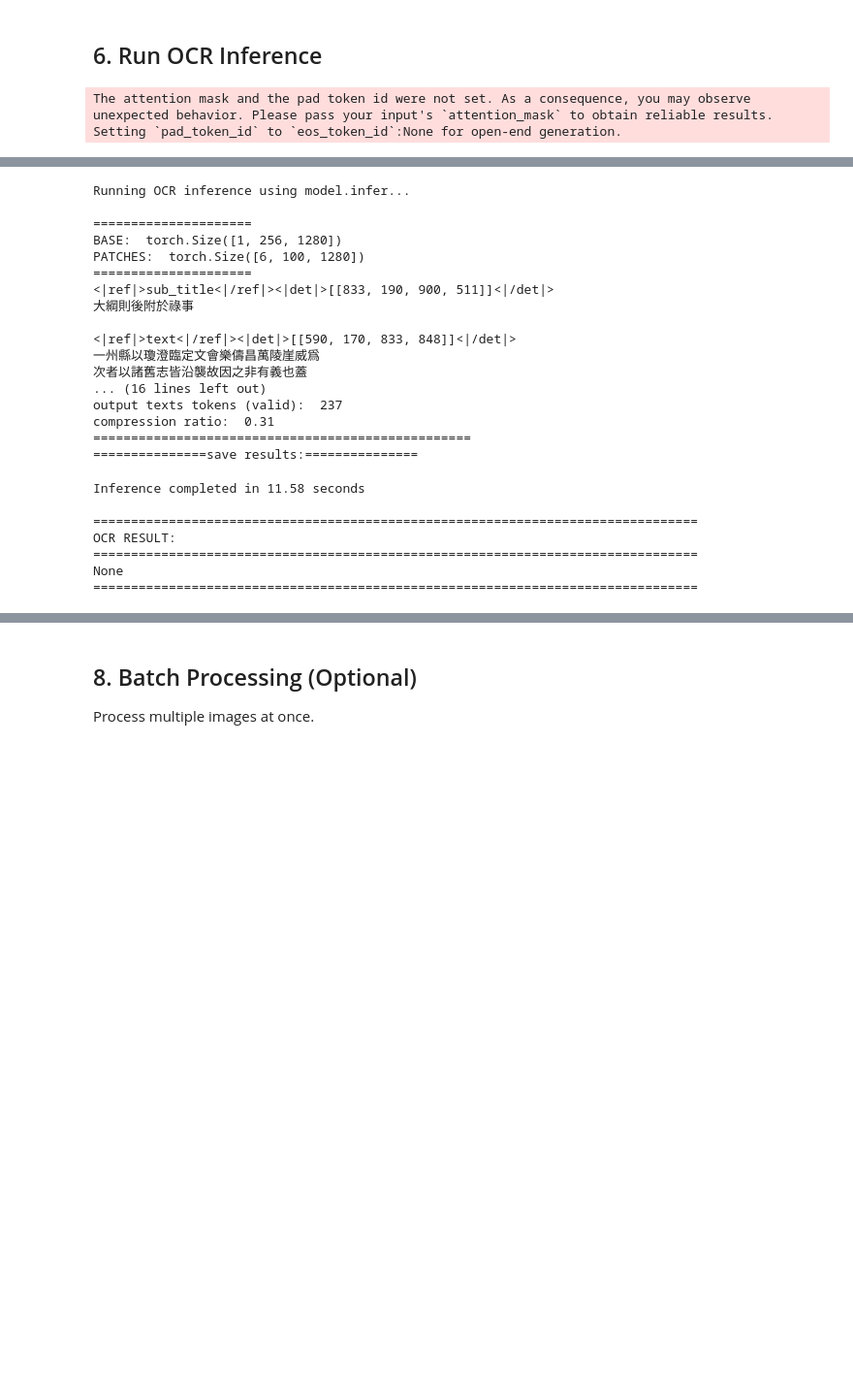
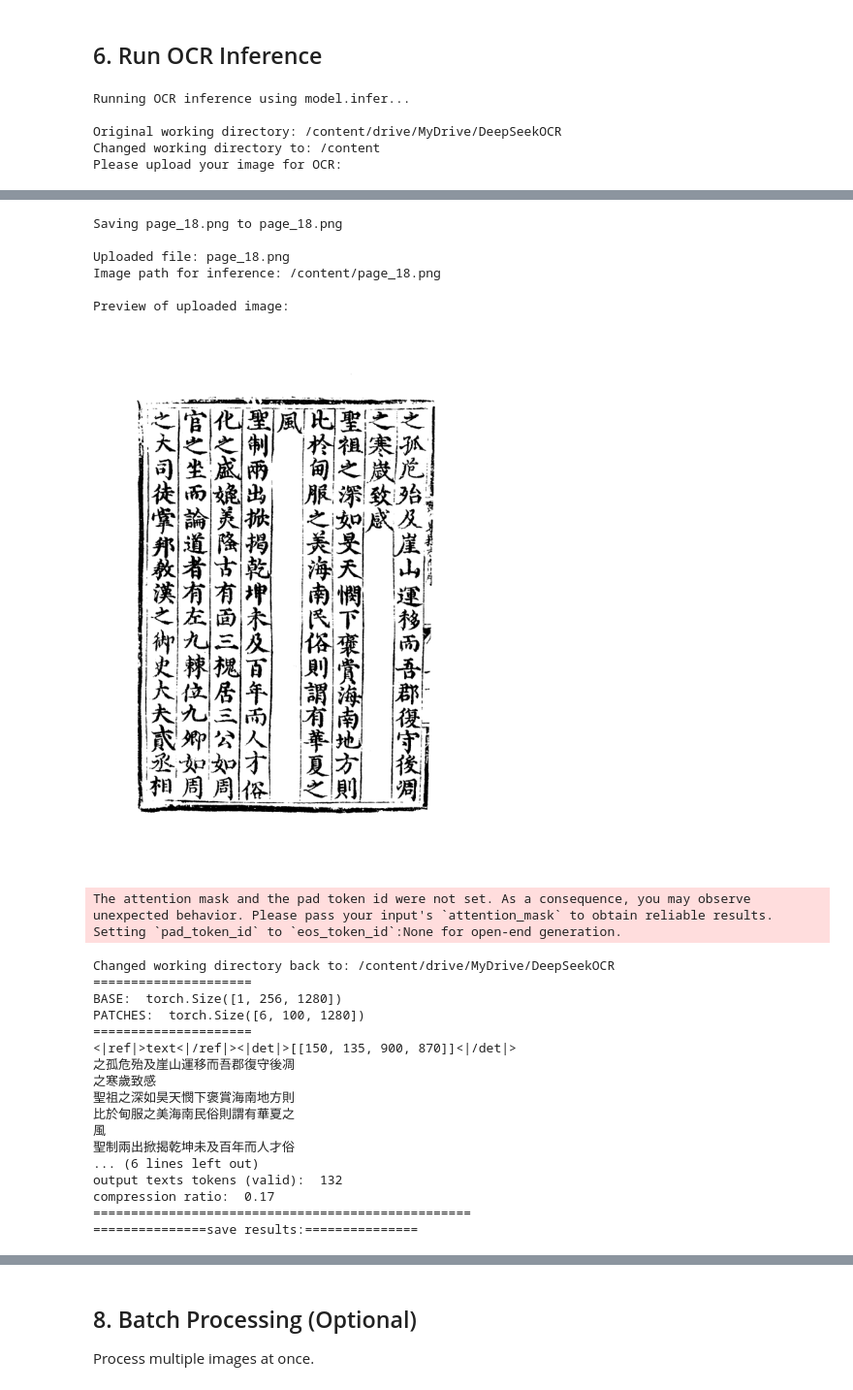
Before and after one commit to shengjinbiao/DeepSeek-OCR, a Jupyter notebook: DeepSeek_OCR_Colab.ipynb, the cells around one changed output, grey strips where cells are left out. Shown at 97% size. Saved outputs shown, nothing was run; the diff lists cells and outputs as text; code cells hidden in the pictures; blank space fills up the shorter version.

```diff
--- a/DeepSeek_OCR_Colab.ipynb
+++ b/DeepSeek_OCR_Colab.ipynb
@@ -291,20 +272,33 @@ from IPython.display import Image, display
 print("Running OCR inference using model.infer...\n")
 start_time = time.time()
 
-# Upload the image if image_path is not defined
+# Store the current working directory
+original_cwd = os.getcwd()
+print(f"Original working directory: {original_cwd}")
+
+# Temporarily change working directory to /content for file upload
 try:
-    # Check if image_path is already defined (e.g., from a previous upload cell)
-    image_path
-except NameError:
+    os.chdir('/content')
+    print(f"Changed working directory to: {os.getcwd()}")
+
+    # Upload the image
     print("Please upload your image for OCR:")
     uploaded = files.upload()
     # Get the uploaded filename
-    image_path = list(uploaded.keys())[0]
-    print(f"\nUploaded file: {image_path}")
+    uploaded_filename = list(uploaded.keys())[0]
+    # The image is uploaded to the current working directory, which is now /content
+    image_path = os.path.join(os.getcwd(), uploaded_filename)
+    print(f"\nUploaded file: {uploaded_filename}")
+    print(f"Image path for inference: {image_path}")
 
     # Display the uploaded image
     print("\nPreview of uploaded image:")
     display(Image(filename=image_path))
+
+finally:
+    # Change working directory back to the original one
+    os.chdir(original_cwd)
+    print(f"Changed working directory back to: {os.getcwd()}")
 
 
 # Define prompt and output path
@@ -329,7 +323,7 @@ with torch.no_grad():
 
     res = model.infer(tokenizer,
                       prompt=prompt,
-                      image_file=image_path, # Use the uploaded image path
+                      image_file=image_path, # Use the full image path from /content
                       output_path=output_path,
                       base_size=1024,
                       image_size=640,
@@ -357,5 +351,8 @@ print("=" * 80)
 # display_image_and_text function from cell 1c499536 to compare the image and text.
 # Example: display_image_and_text(image_path, ocr_text_from_file)
 # %% [output]
-The attention mask and the pad token id were not set. As a consequence, you may observe unexpected behavior. Please pass your input's `attention_mask` to obtain reliable results.
-Setting `pad_token_id` to `eos_token_id`:None for open-end generation.
+Running OCR inference using model.infer...
+
+Original working directory: /content/drive/MyDrive/DeepSeekOCR
+Changed working directory to: /content
+Please upload your image for OCR:
@@ -362,24 +360,26 @@ Setting `pad_token_id` to `eos_token_id`:None for open-end generation.
-Running OCR inference using model.infer...
+Saving page_18.png to page_18.png
 
-=====================
-BASE:  torch.Size([1, 256, 1280])
-PATCHES:  torch.Size([6, 100, 1280])
-=====================
-<|ref|>sub_title<|/ref|><|det|>[[833, 190, 900, 511]]<|/det|>
-大綱則後附於祿事
+Uploaded file: page_18.png
+Image path for inference: /content/page_18.png
 
-<|ref|>text<|/ref|><|det|>[[590, 170, 833, 848]]<|/det|>
-一州縣以瓊澄臨定文會樂儔昌萬陵崖威爲
-次者以諸舊志皆沿襲故因之非有義也蓋
-... (16 lines left out)
-output texts tokens (valid):  237
-compression ratio:  0.31
-==================================================
-===============save results:===============
+Preview of uploaded image:
+[figure, added]
-Inference completed in 11.58 seconds
-
-================================================================================
-OCR RESULT:
-================================================================================
-None
-================================================================================
+The attention mask and the pad token id were not set. As a consequence, you may observe unexpected behavior. Please pass your input's `attention_mask` to obtain reliable results.
+Setting `pad_token_id` to `eos_token_id`:None for open-end generation.
+Changed working directory back to: /content/drive/MyDrive/DeepSeekOCR
+=====================
+BASE:  torch.Size([1, 256, 1280])
+PATCHES:  torch.Size([6, 100, 1280])
+=====================
+<|ref|>text<|/ref|><|det|>[[150, 135, 900, 870]]<|/det|>
+之孤危殆及崖山運移而吾郡復守後凋
+之寒歲致感
+聖祖之深如昊天憫下褒賞海南地方則
+比於甸服之美海南民俗則謂有華夏之
+風
+聖制兩出掀揭乾坤未及百年而人才俗
+... (6 lines left out)
+output texts tokens (valid):  132
+compression ratio:  0.17
+==================================================
+===============save results:===============
```
Also changed, not shown: parts of 12 cells of this notebook.
